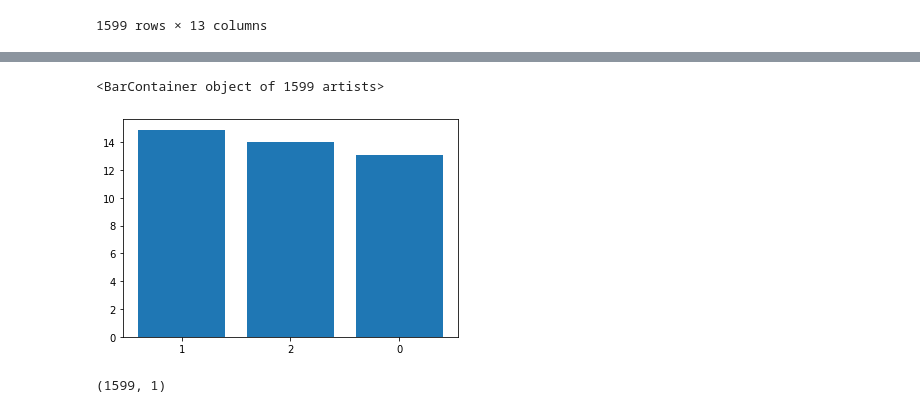
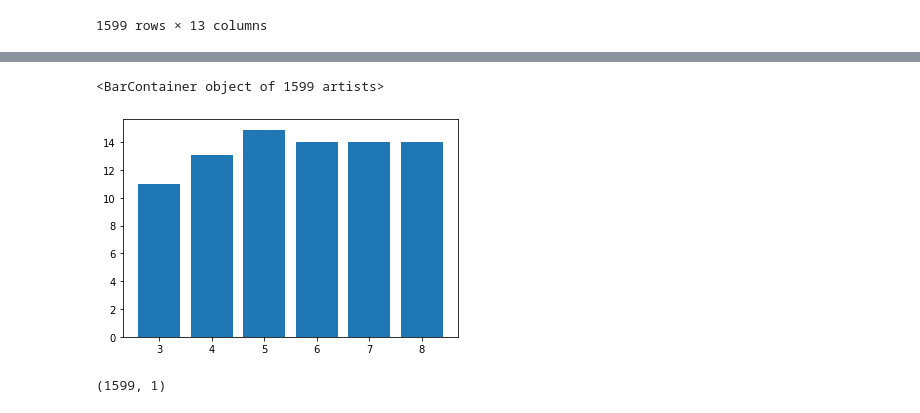
Before and after one commit to Kaustuv-Karki/Data-mining, a Jupyter notebook: DecisionTree-Lab2/DecisionTree.ipynb, the cells around one changed output, grey strips where cells are left out. Cells and saved outputs as stored; diff of their text form; code cells hidden in the pictures.

```diff
--- a/DecisionTree-Lab2/DecisionTree.ipynb
+++ b/DecisionTree-Lab2/DecisionTree.ipynb
@@ -102,9 +120,9 @@ data
 # %%
-plt.bar(data["quality_label"], data["alcohol"])
-# plt.bar(data["quality"], data["alcohol"])
+# plt.bar(data["quality_label"], data["alcohol"])
+plt.bar(data["quality"], data["alcohol"])
 # %% [output]
 <BarContainer object of 1599 artists>
-[figure, old version]
+[figure, new version]
 # %%
 df_y.shape
 # %% [output]
```
Also changed, not shown: parts of 34 cells of this notebook.
